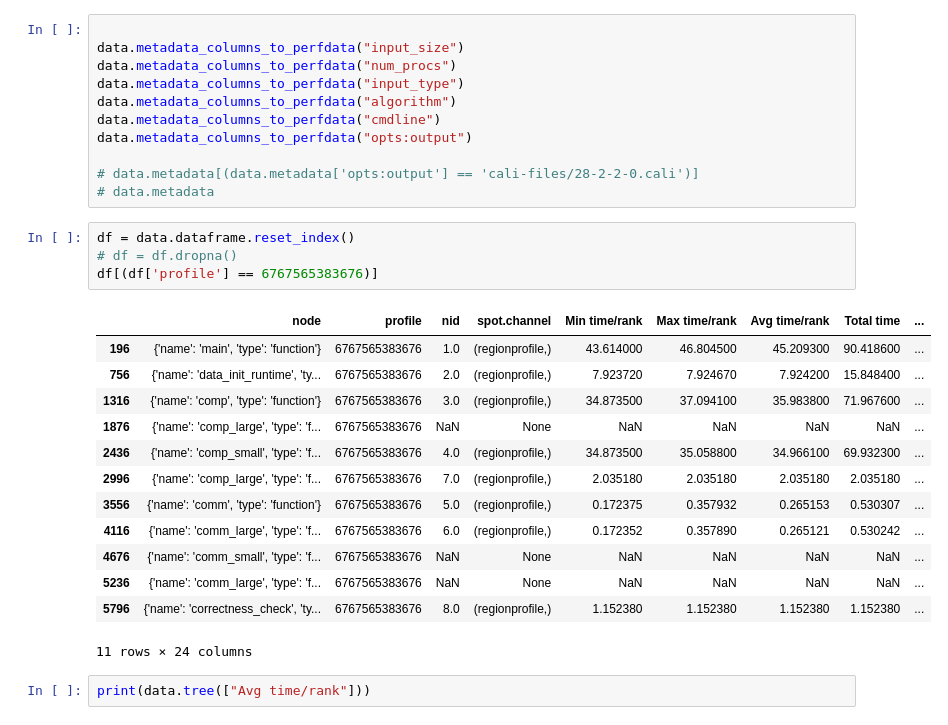
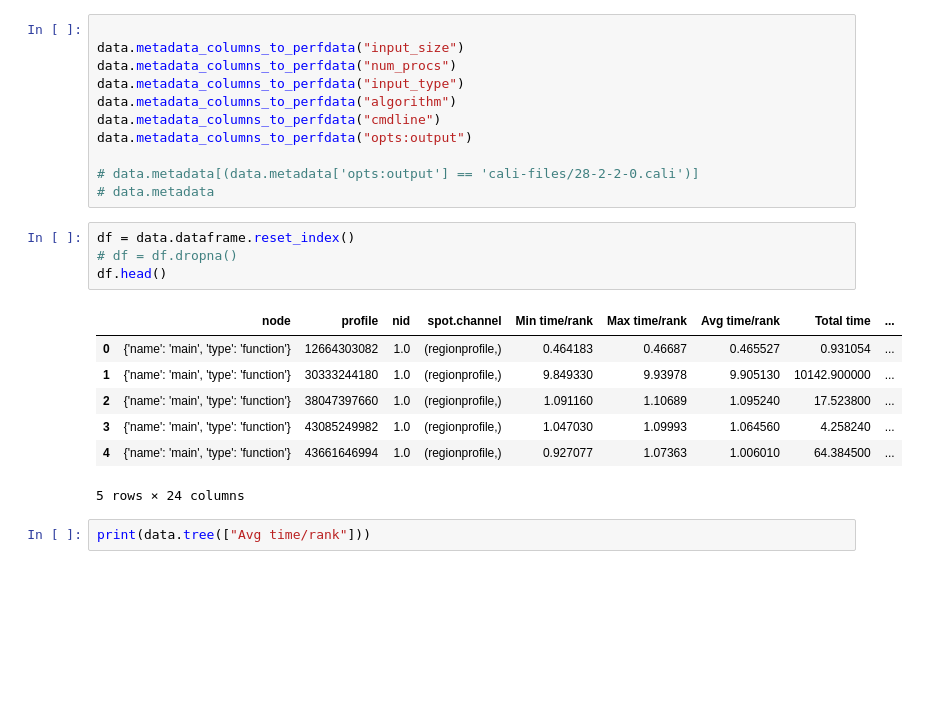
Before and after one commit to AdeebIsmail/parallel-algorithm-analysis, a Jupyter notebook: group-data-analysis.ipynb, the cells around one changed output. Cells and saved outputs as stored; diff of their text form; blank space fills up the shorter version.

```diff
--- a/group-data-analysis.ipynb
+++ b/group-data-analysis.ipynb
@@ -18,21 +18,15 @@ data.metadata_columns_to_perfdata("opts:output")
 # %%
 df = data.dataframe.reset_index()
 # df = df.dropna()
-df[(df['profile'] == 6767565383676)]
+df.head()
 # %% [output]
 |  | node | profile | nid | spot.channel | Min time/rank | Max time/rank | Avg time/rank | Total time | ... |
-| 196 | {'name': 'main', 'type': 'function'} | 6767565383676 | 1.0 | (regionprofile,) | 43.614000 | 46.804500 | 45.209300 | 90.418600 | ... |
-| 756 | {'name': 'data_init_runtime', 'ty... | 6767565383676 | 2.0 | (regionprofile,) | 7.923720 | 7.924670 | 7.924200 | 15.848400 | ... |
-| 1316 | {'name': 'comp', 'type': 'function'} | 6767565383676 | 3.0 | (regionprofile,) | 34.873500 | 37.094100 | 35.983800 | 71.967600 | ... |
-| 1876 | {'name': 'comp_large', 'type': 'f... | 6767565383676 | NaN | None | NaN | NaN | NaN | NaN | ... |
-| 2436 | {'name': 'comp_small', 'type': 'f... | 6767565383676 | 4.0 | (regionprofile,) | 34.873500 | 35.058800 | 34.966100 | 69.932300 | ... |
-| 2996 | {'name': 'comp_large', 'type': 'f... | 6767565383676 | 7.0 | (regionprofile,) | 2.035180 | 2.035180 | 2.035180 | 2.035180 | ... |
-| 3556 | {'name': 'comm', 'type': 'function'} | 6767565383676 | 5.0 | (regionprofile,) | 0.172375 | 0.357932 | 0.265153 | 0.530307 | ... |
-| 4116 | {'name': 'comm_large', 'type': 'f... | 6767565383676 | 6.0 | (regionprofile,) | 0.172352 | 0.357890 | 0.265121 | 0.530242 | ... |
-| 4676 | {'name': 'comm_small', 'type': 'f... | 6767565383676 | NaN | None | NaN | NaN | NaN | NaN | ... |
-| 5236 | {'name': 'comm_large', 'type': 'f... | 6767565383676 | NaN | None | NaN | NaN | NaN | NaN | ... |
-| 5796 | {'name': 'correctness_check', 'ty... | 6767565383676 | 8.0 | (regionprofile,) | 1.152380 | 1.152380 | 1.152380 | 1.152380 | ... |
+| 0 | {'name': 'main', 'type': 'function'} | 12664303082 | 1.0 | (regionprofile,) | 0.464183 | 0.46687 | 0.465527 | 0.931054 | ... |
+| 1 | {'name': 'main', 'type': 'function'} | 30333244180 | 1.0 | (regionprofile,) | 9.849330 | 9.93978 | 9.905130 | 10142.900000 | ... |
+| 2 | {'name': 'main', 'type': 'function'} | 38047397660 | 1.0 | (regionprofile,) | 1.091160 | 1.10689 | 1.095240 | 17.523800 | ... |
+| 3 | {'name': 'main', 'type': 'function'} | 43085249982 | 1.0 | (regionprofile,) | 1.047030 | 1.09993 | 1.064560 | 4.258240 | ... |
+| 4 | {'name': 'main', 'type': 'function'} | 43661646994 | 1.0 | (regionprofile,) | 0.927077 | 1.07363 | 1.006010 | 64.384500 | ... |
-11 rows × 24 columns
+5 rows × 24 columns
 # %%
 print(data.tree(["Avg time/rank"]))
 # %% [output]
```
Also changed, not shown: parts of 5 cells of this notebook.
